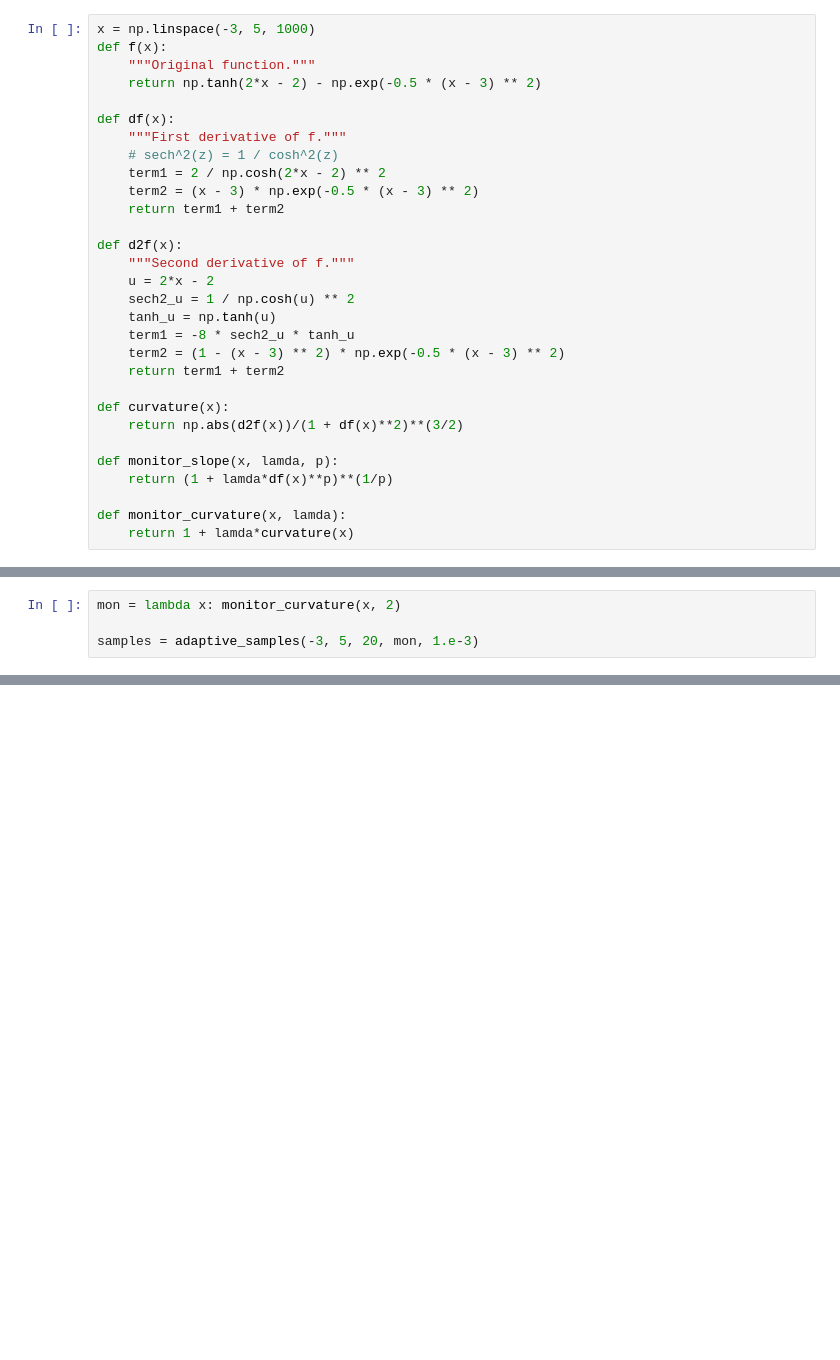
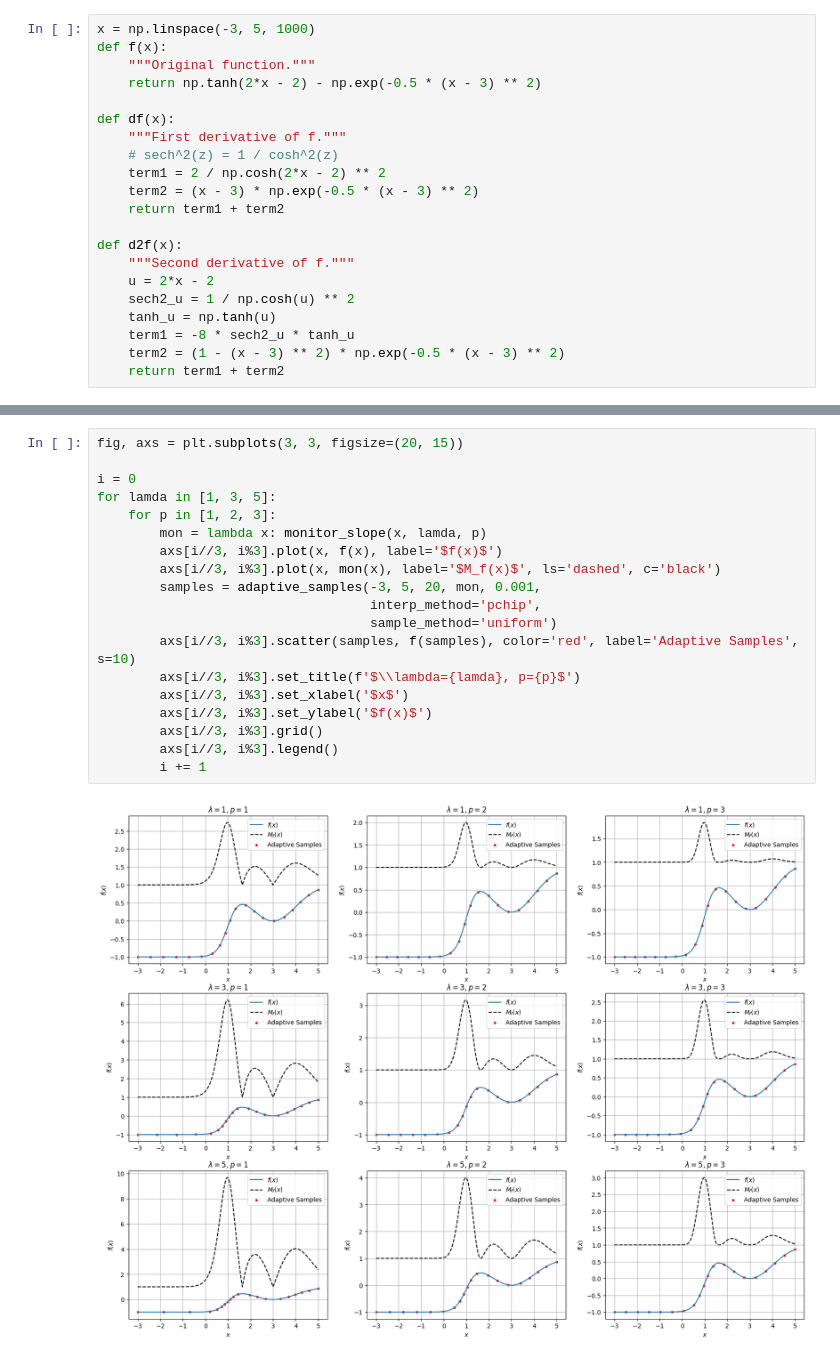
Before and after one commit to Gabriel-Amici/MorseCoulomb, a Jupyter notebook: notebooks/development/adaptive_sampling.ipynb, the cells around one changed output, grey strips where cells are left out. Cells and saved outputs as stored; diff of their text form; blank space fills up the shorter version.

```diff
--- a/notebooks/development/adaptive_sampling.ipynb
+++ b/notebooks/development/adaptive_sampling.ipynb
@@ -33,12 +153,3 @@ def d2f(x):
     term1 = -8 * sech2_u * tanh_u
     term2 = (1 - (x - 3) ** 2) * np.exp(-0.5 * (x - 3) ** 2)
     return term1 + term2
-
-def curvature(x):
-    return np.abs(d2f(x))/(1 + df(x)**2)**(3/2)
-
-def monitor_slope(x, lamda, p):
-    return (1 + lamda*df(x)**p)**(1/p)
-
-def monitor_curvature(x, lamda):
-    return 1 + lamda*curvature(x)
@@ -82,4 +155,0 @@ def adaptive_samples(a, b, N, monitor, dx):
-# %%
-mon = lambda x: monitor_curvature(x, 2)
-
-samples = adaptive_samples(-3, 5, 20, mon, 1.e-3)
@@ -130,0 +230,21 @@ plt.scatter(samples_gemini, f(samples_gemini), s=10, c='black', marker='d')
+# %%
+fig, axs = plt.subplots(3, 3, figsize=(20, 15))
+
+i = 0
+for lamda in [1, 3, 5]:
+    for p in [1, 2, 3]:
+        mon = lambda x: monitor_slope(x, lamda, p)
+        axs[i//3, i%3].plot(x, f(x), label='$f(x)$')
+        axs[i//3, i%3].plot(x, mon(x), label='$M_f(x)$', ls='dashed', c='black')
+        samples = adaptive_samples(-3, 5, 20, mon, 0.001,
+                                   interp_method='pchip',
+                                   sample_method='uniform')
+        axs[i//3, i%3].scatter(samples, f(samples), color='red', label='Adaptive Samples', s=10)
+        axs[i//3, i%3].set_title(f'$\\lambda={lamda}, p={p}$')
+        axs[i//3, i%3].set_xlabel('$x$')
+        axs[i//3, i%3].set_ylabel('$f(x)$')
+        axs[i//3, i%3].grid()
+        axs[i//3, i%3].legend()
+        i += 1
+# %% [output]
+[figure, added]
```
Also changed, not shown: parts of 29 cells of this notebook, 1 other file.
